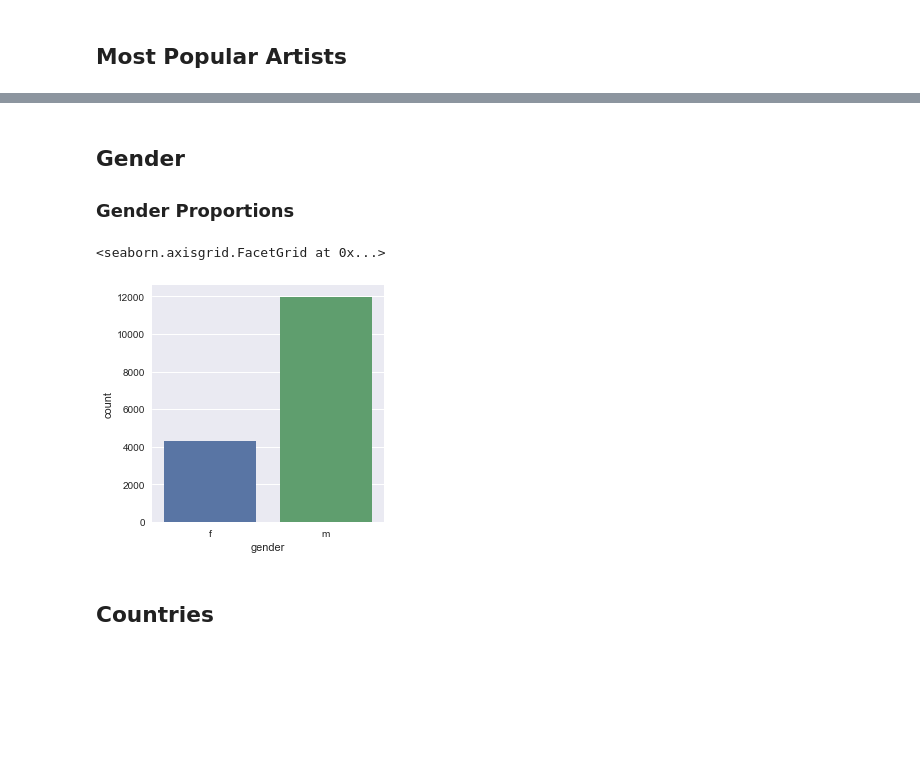
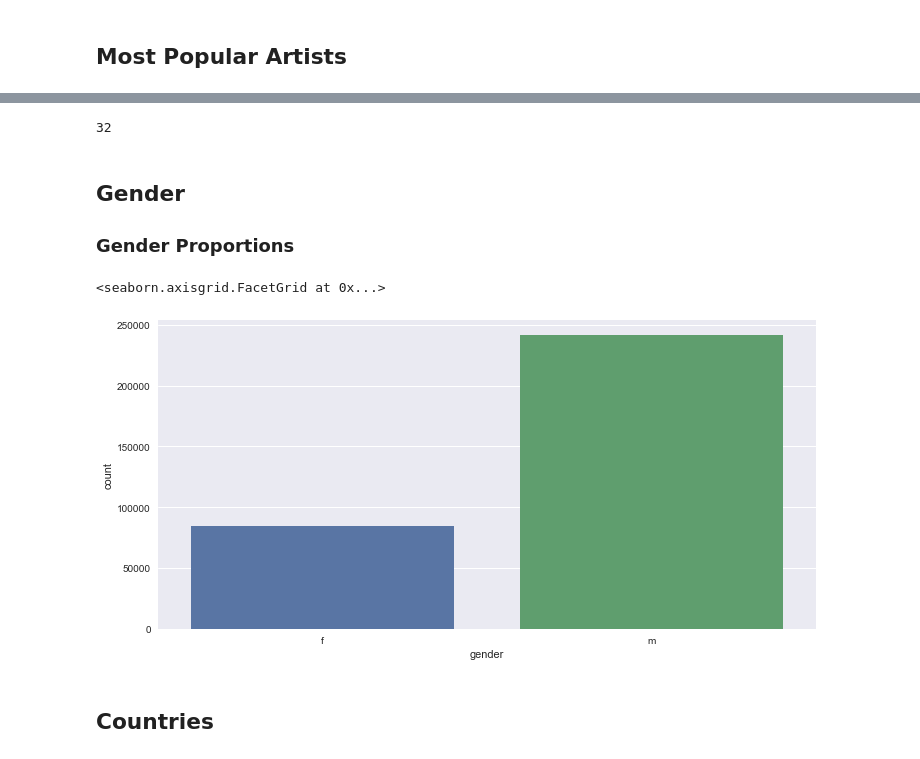
Before and after one commit to nachiketmparanjape/Music-Recommender-last.fm, a Jupyter notebook: Data_Exploration.ipynb, the cells around one changed output, grey strips where cells are left out. Drawn from its saved outputs; the diff is of its cells as text; code cells hidden in the pictures; blank space fills up the shorter version.

Commit message:
Data Exploration

```diff
--- a/Data_Exploration.ipynb
+++ b/Data_Exploration.ipynb
@@ -8,8 +9,8 @@ import seaborn as sns
 pd.set_option('display.max_columns', 500)
 # %%
 #Music Data Loading
-df = pd.read_csv("./lastfm-dataset-360k-small/full.csv",encoding = "ISO-8859-1",index_col=0)
-users = pd.read_csv("./lastfm-dataset-360k-small/usersha1-profile.csv",encoding = "ISO-8859-1",index_col=0)
+df = pd.read_csv("./lastfm-dataset-360k-small/merged-subset.csv",encoding = "ISO-8859-1",index_col=0)
+users = pd.read_csv("./lastfm-dataset-360k/usersha1-profile.tsv",sep='\t',names=['userId','gender','age','country','signupDate'])
 # %%
 users['signupDate'] = pd.to_datetime(users['signupDate'],infer_datetime_format=True)
 users.head()
@@ -57,18 +98,20 @@ artistids = df["artistId"].unique()
 counter = 0
 for i in artistids:
 
-    vcs = df.loc[df["artistId"] == i,"artistName"].value_counts()
+    vcs = df.loc[df["artistId"] == i,"artist"].value_counts()
     count = len(vcs)
     if count > 1:
         counter += 1
 print (counter)
+# %% [output]
+32
 # %% [markdown]
 ## Gender
 ### Gender Proportions
 # %%
-sns.factorplot(data=users,x='gender',kind='count')
+sns.factorplot(data=users,x='gender',kind='count',size=5, aspect=2)
 # %% [output]
 <seaborn.axisgrid.FacetGrid at 0x...>
-[figure, old version]
+[figure, new version]
 # %% [markdown]
 ## Countries
```
Also changed, not shown: parts of 20 cells of this notebook.
